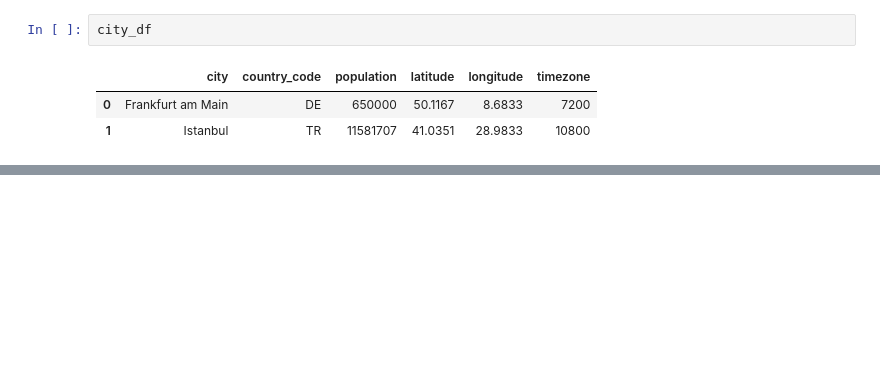
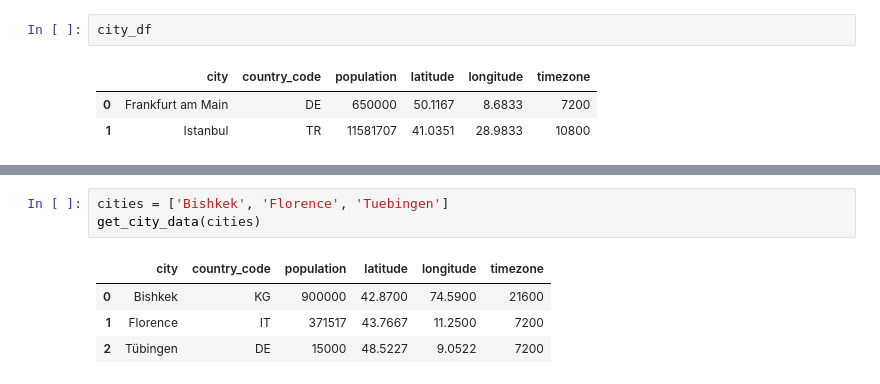
Before and after one commit to Joldon/data_pipelines_cloud, a Jupyter notebook: weather_api.ipynb, the cells around one changed output, grey strips where cells are left out. Cells and saved outputs as stored; diff of their text form; blank space fills up the shorter version.

```diff
--- a/weather_api.ipynb
+++ b/weather_api.ipynb
@@ -567,0 +579,8 @@ city_df
+# %%
+cities = ['Bishkek', 'Florence', 'Tuebingen']
+get_city_data(cities)
+# %% [output]
+|  | city | country_code | population | latitude | longitude | timezone |
+| 0 | Bishkek | KG | 900000 | 42.8700 | 74.5900 | 21600 |
+| 1 | Florence | IT | 371517 | 43.7667 | 11.2500 | 7200 |
+| 2 | Tübingen | DE | 15000 | 48.5227 | 9.0522 | 7200 |
```
Also changed, not shown: parts of 9 cells of this notebook.
